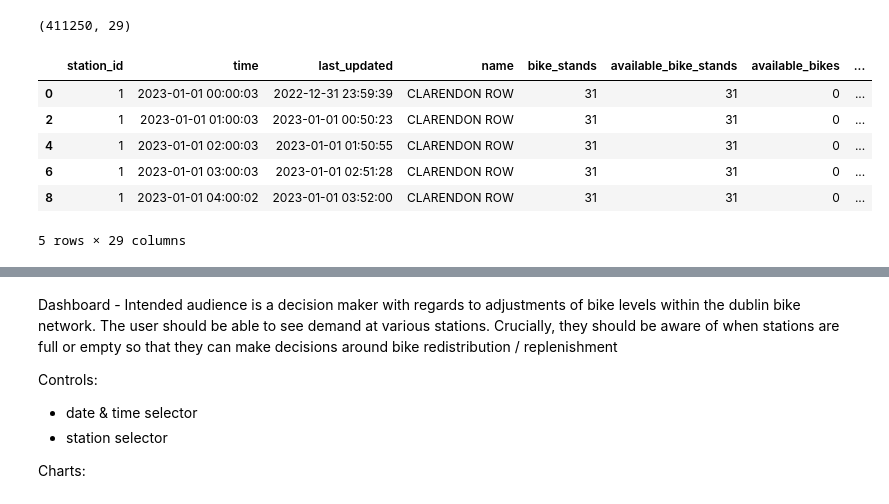
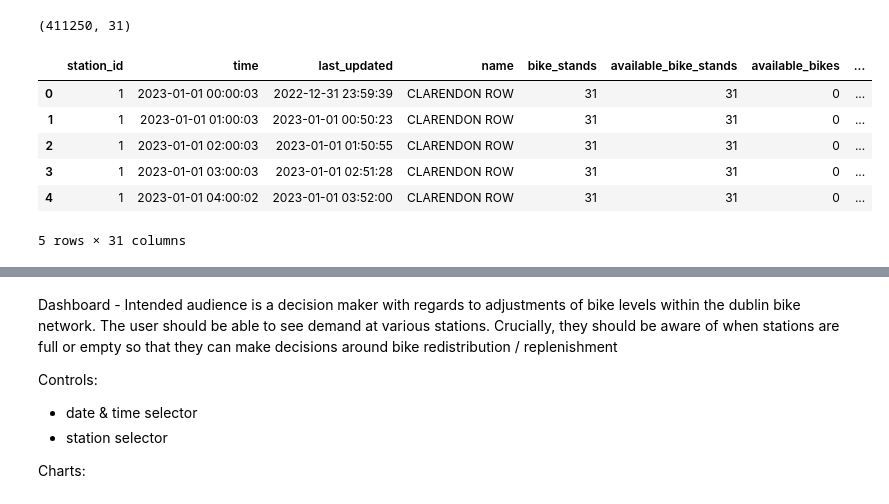
Before and after one commit to step-hen-burke/CA2, a Jupyter notebook: 4_bike_rental_dashboard.ipynb, the cells around one changed output, grey strips where cells are left out. Cells and saved outputs as stored; diff of their text form; code cells hidden in the pictures.

```diff
--- a/4_bike_rental_dashboard.ipynb
+++ b/4_bike_rental_dashboard.ipynb
@@ -14,24 +14,32 @@ data_folder = Path('data/')
 # %%
 # remove test station, only look at first half of 2023 to keep the data dimensionality manageable
 bike_df = pd.read_parquet(data_folder/'dublinbikes/combined_data_weather_population.parquet', filters=[
     ('time', '>=', datetime.datetime(2023,1,1)),
     ('time', '<=', datetime.datetime(2023,6,1)),
     ('station_id', '!=', 507)
 ])
 bike_df['half_hour'] = bike_df['time'].dt.minute//30*30 == 30
 bike_df['empty_station'] = bike_df['available_bikes'] == 0
 bike_df['full_station'] = bike_df['available_bike_stands'] == 0
 bike_df['needs_attention'] = bike_df['full_station'] | bike_df['empty_station']
 bike_df = bike_df.loc[(~pd.isna(bike_df['rain'])) & (~bike_df['half_hour'])]
 
+prediction_df =  pd.read_parquet(data_folder/"predicted_classification.parquet", filters=[
+    ('time', '>=', datetime.datetime(2023,1,1)),
+    ('time', '<=', datetime.datetime(2023,6,1)),
+    ('station_id', '!=', 507)
+])
+
+bike_df = bike_df.merge(prediction_df, how='left', on=['time', 'station_id'])
+
 print(bike_df.shape)
 bike_df.head()
 # %% [output]
-(411250, 29)
+(411250, 31)
 |  | station_id | time | last_updated | name | bike_stands | available_bike_stands | available_bikes | ... |
 | 0 | 1 | 2023-01-01 00:00:03 | 2022-12-31 23:59:39 | CLARENDON ROW | 31 | 31 | 0 | ... |
-| 2 | 1 | 2023-01-01 01:00:03 | 2023-01-01 00:50:23 | CLARENDON ROW | 31 | 31 | 0 | ... |
-| 4 | 1 | 2023-01-01 02:00:03 | 2023-01-01 01:50:55 | CLARENDON ROW | 31 | 31 | 0 | ... |
-| 6 | 1 | 2023-01-01 03:00:03 | 2023-01-01 02:51:28 | CLARENDON ROW | 31 | 31 | 0 | ... |
-| 8 | 1 | 2023-01-01 04:00:02 | 2023-01-01 03:52:00 | CLARENDON ROW | 31 | 31 | 0 | ... |
+| 1 | 1 | 2023-01-01 01:00:03 | 2023-01-01 00:50:23 | CLARENDON ROW | 31 | 31 | 0 | ... |
+| 2 | 1 | 2023-01-01 02:00:03 | 2023-01-01 01:50:55 | CLARENDON ROW | 31 | 31 | 0 | ... |
+| 3 | 1 | 2023-01-01 03:00:03 | 2023-01-01 02:51:28 | CLARENDON ROW | 31 | 31 | 0 | ... |
+| 4 | 1 | 2023-01-01 04:00:02 | 2023-01-01 03:52:00 | CLARENDON ROW | 31 | 31 | 0 | ... |
-5 rows × 29 columns
+5 rows × 31 columns
```
Also changed, not shown: parts of 5 cells of this notebook, 4 other files.
